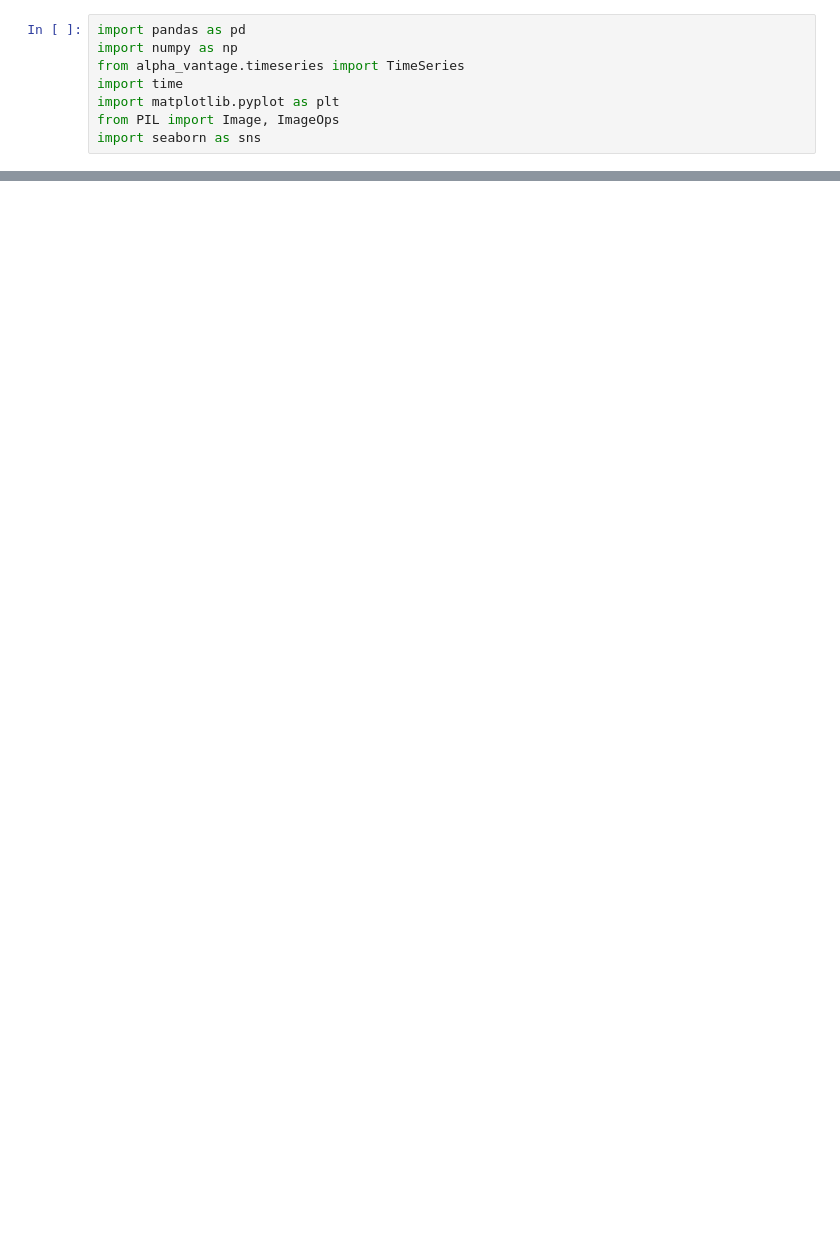
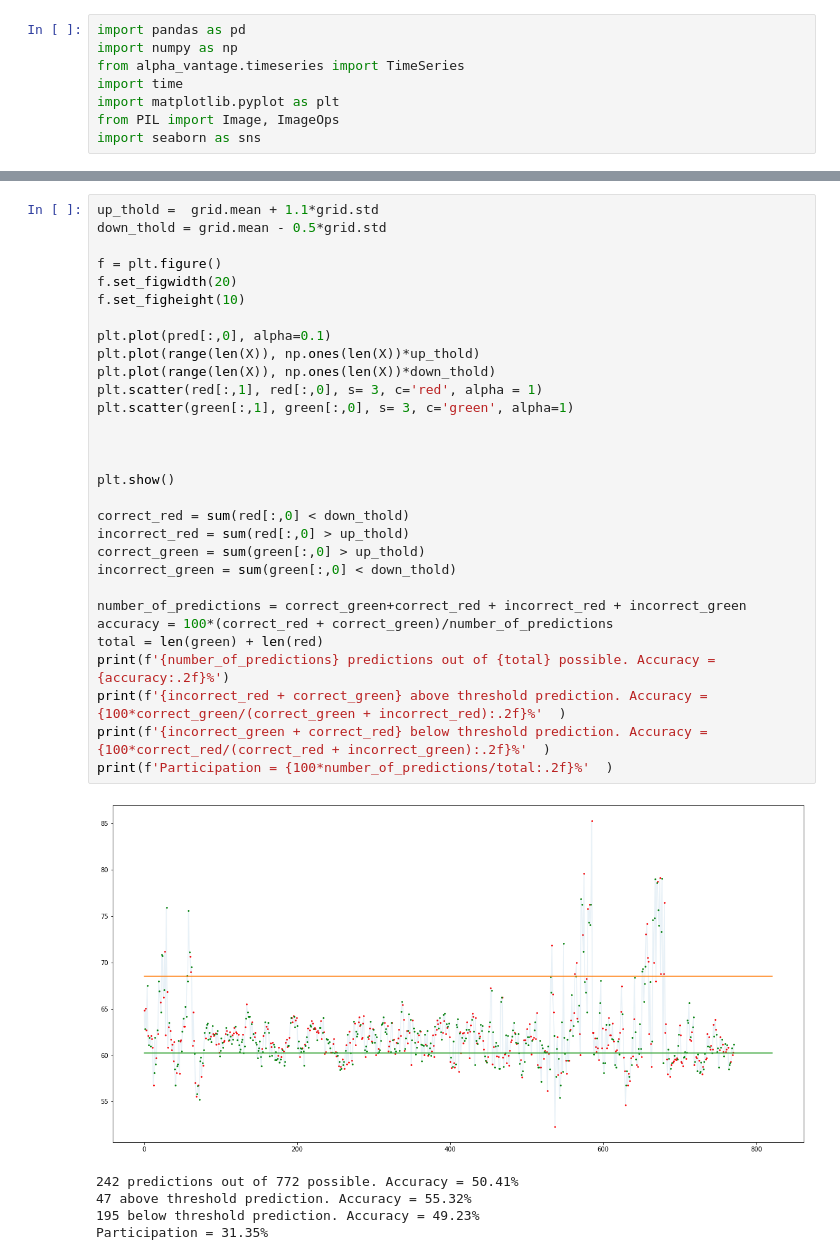
Before and after one commit to ealjkj/ealjkj, a Jupyter notebook: financial_analysis.ipynb, the cells around one changed output, grey strips where cells are left out. Drawn from its saved outputs; the diff is of its cells as text; blank space fills up the shorter version.

```diff
--- a/financial_analysis.ipynb
+++ b/financial_analysis.ipynb
@@ -187,0 +287,36 @@ plt.show()
+# %%
+up_thold =  grid.mean + 1.1*grid.std
+down_thold = grid.mean - 0.5*grid.std
+
+f = plt.figure()
+f.set_figwidth(20)
+f.set_figheight(10)
+
+plt.plot(pred[:,0], alpha=0.1)
+plt.plot(range(len(X)), np.ones(len(X))*up_thold)
+plt.plot(range(len(X)), np.ones(len(X))*down_thold)
+plt.scatter(red[:,1], red[:,0], s= 3, c='red', alpha = 1)
+plt.scatter(green[:,1], green[:,0], s= 3, c='green', alpha=1)
+
+
+
+plt.show()
+
+correct_red = sum(red[:,0] < down_thold)
+incorrect_red = sum(red[:,0] > up_thold)
+correct_green = sum(green[:,0] > up_thold)
+incorrect_green = sum(green[:,0] < down_thold)
+
+number_of_predictions = correct_green+correct_red + incorrect_red + incorrect_green
+accuracy = 100*(correct_red + correct_green)/number_of_predictions
+total = len(green) + len(red)
+print(f'{number_of_predictions} predictions out of {total} possible. Accuracy = {accuracy:.2f}%')
+print(f'{incorrect_red + correct_green} above threshold prediction. Accuracy = {100*correct_green/(correct_green + incorrect_red):.2f}%'  )
+print(f'{incorrect_green + correct_red} below threshold prediction. Accuracy = {100*correct_red/(correct_red + incorrect_green):.2f}%'  )
+print(f'Participation = {100*number_of_predictions/total:.2f}%'  )
+# %% [output]
+[figure, added]
+242 predictions out of 772 possible. Accuracy = 50.41%
+47 above threshold prediction. Accuracy = 55.32%
+195 below threshold prediction. Accuracy = 49.23%
+Participation = 31.35%
```
Also changed, not shown: parts of 17 cells of this notebook.
